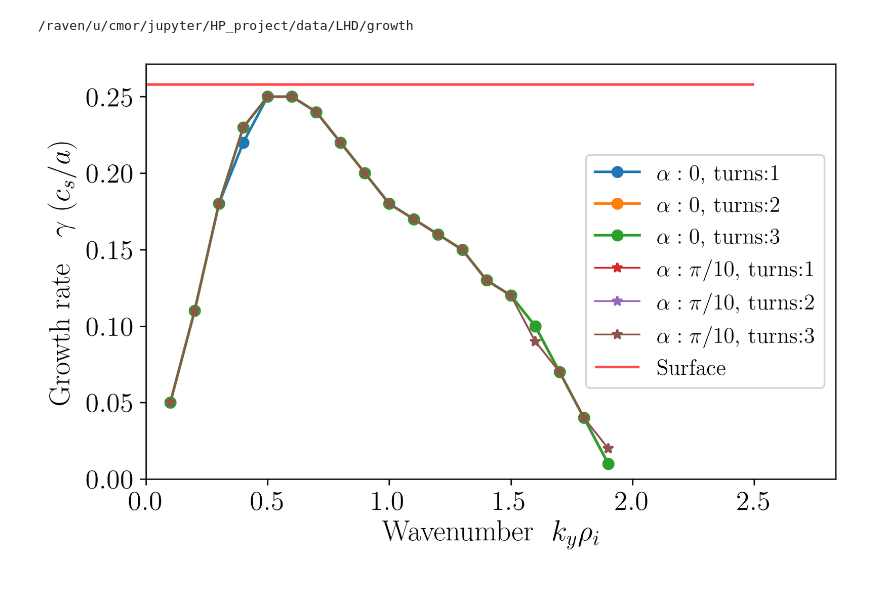
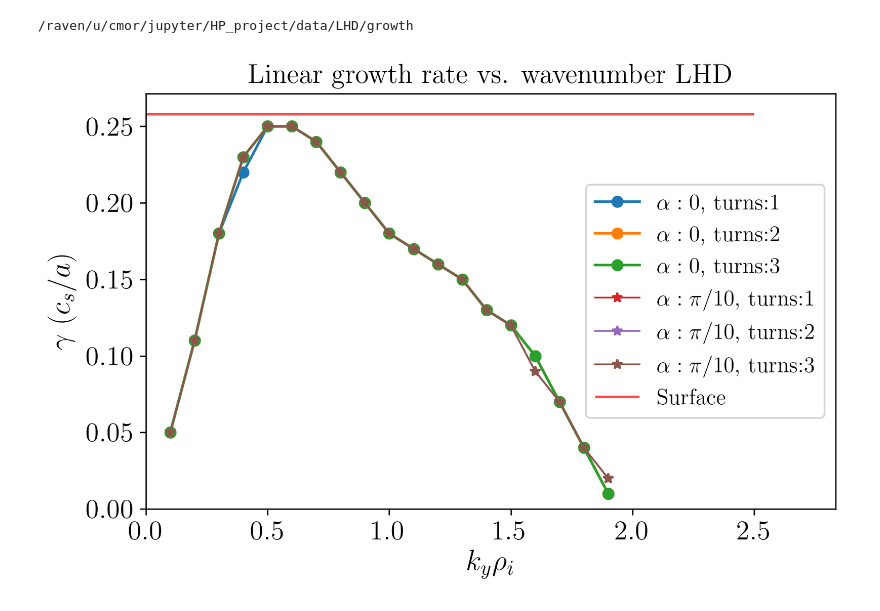
Before and after one commit to cardanmomo/HP_project, a Jupyter notebook: LHD_analysis.ipynb, the cells around one changed output. Cells and saved outputs as stored; diff of their text form; code cells hidden in the pictures.

```diff
--- a/LHD_analysis.ipynb
+++ b/LHD_analysis.ipynb
@@ -122,18 +124,19 @@ k_a_10_p_3, g_a_10_p_3 = reader()
 # %%
 plt.figure()
 plt.plot(k_a_0_p_1, g_a_0_p_1, '-o', label=r"$\alpha:0$, turns:1", linewidth=1.5)
 plt.plot(k_a_0_p_2, g_a_0_p_2, '-o', label=r"$\alpha:0$, turns:2", linewidth=1.5)
 plt.plot(k_a_0_p_3, g_a_0_p_3, '-o', label=r"$\alpha:0$, turns:3", linewidth=1.5)
 plt.plot(k_a_10_p_1, g_a_10_p_1, '-*', label=r"$\alpha:\pi / 10$, turns:1", linewidth=1)
 plt.plot(k_a_10_p_2, g_a_10_p_2, '-*', label=r"$\alpha:\pi / 10$, turns:2", linewidth=1)
 plt.plot(k_a_10_p_3, g_a_10_p_3, '-*', label=r"$\alpha:\pi / 10$, turns:3", linewidth=1)
 plt.hlines(y=0.258, xmin=0, xmax=2.5, alpha=0.7, linewidth=1.5, color="red", label="Surface")
-plt.xlabel(r"Wavenumber  \ $k_{y} \rho_{i}$")
-plt.ylabel(r"Growth rate  \  \ $\gamma \ (c_s / a)$")
+plt.title(r"Linear growth rate vs. wavenumber LHD")
+plt.xlabel(r"$k_{y} \rho_{i}$")
+plt.ylabel(r"\ $\gamma \ (c_s / a)$")
 plt.legend(loc="right")
 plt.ylim(ymin=0)
 plt.xlim(xmin=0)
 plt.savefig("/u/cmor/jupyter/HP_project/figures/lhd_growth_rates.png")
 plt.show()
 # %% [output]
-[figure, old version]
+[figure, new version]
```
Also changed, not shown: parts of 2 cells of this notebook, 9 other files.
